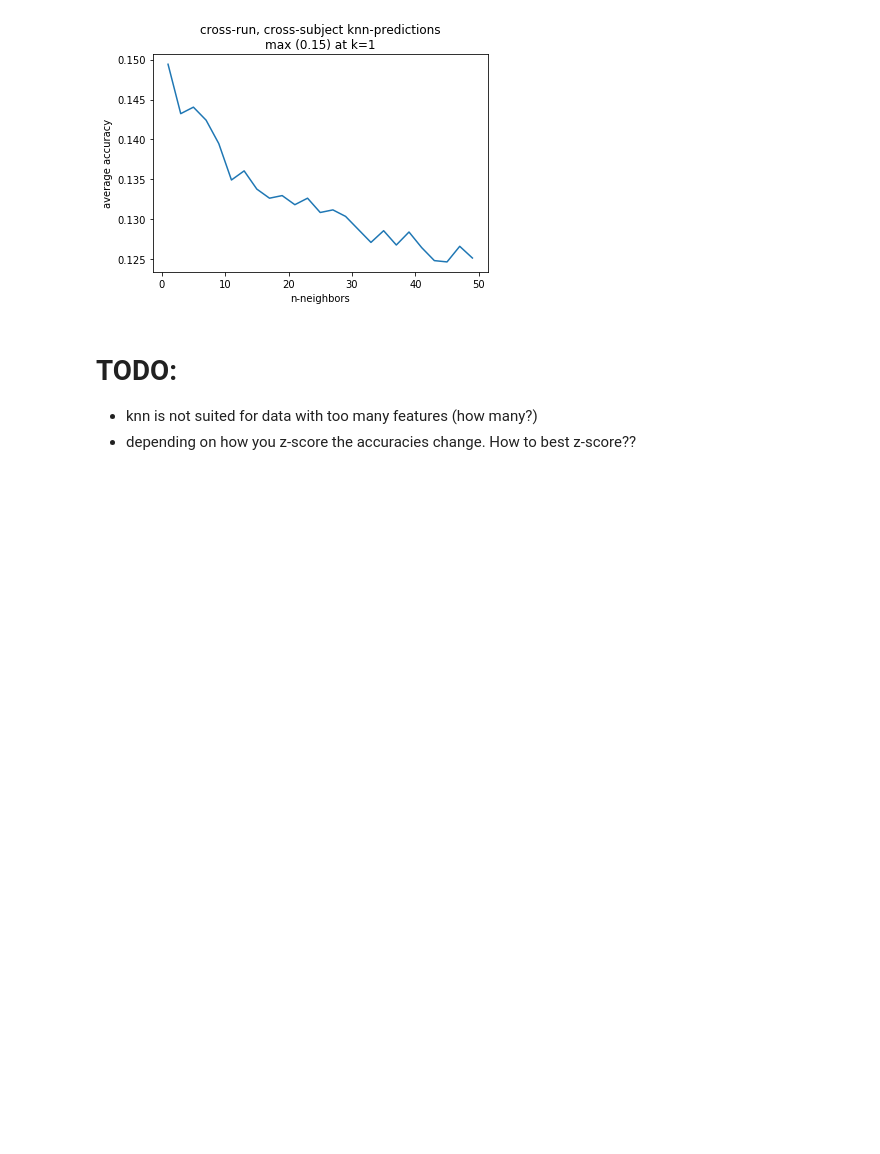
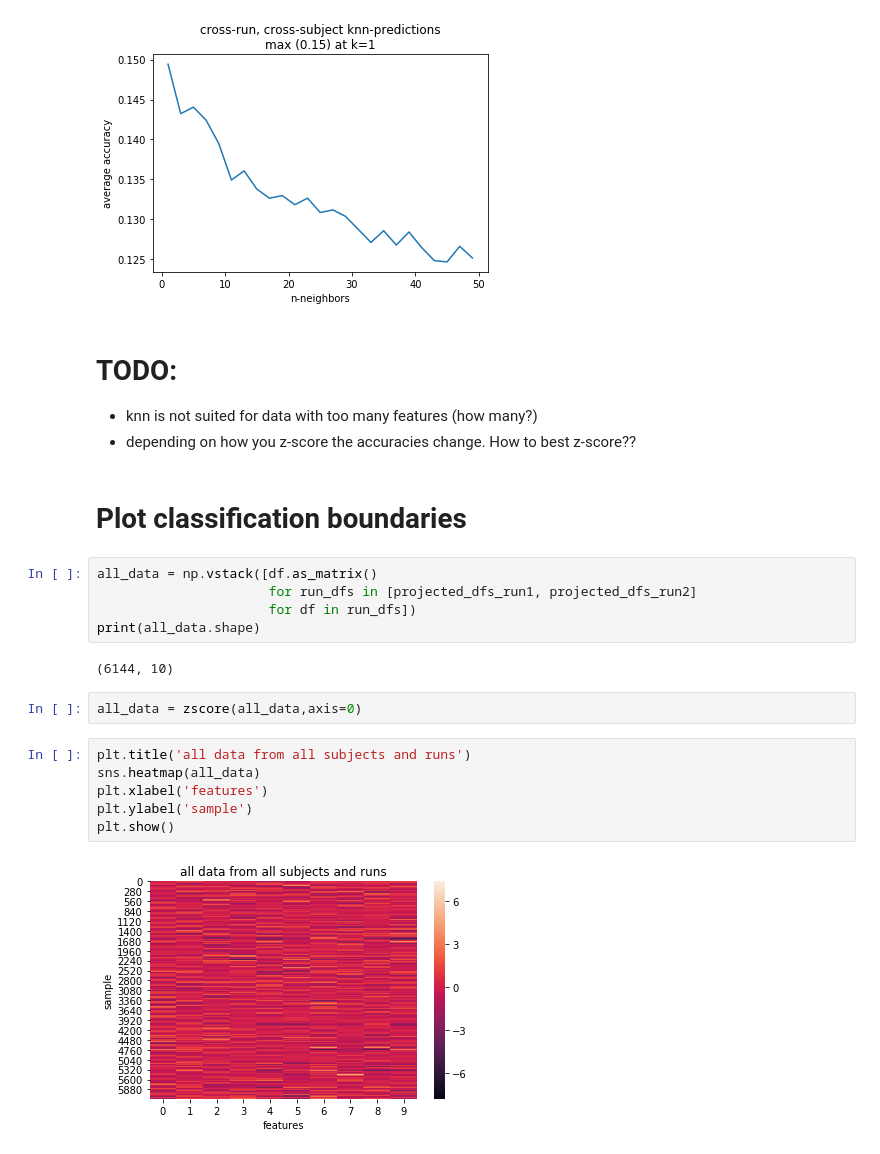
Before and after one commit to oliver-contier/somato_align, a Jupyter notebook: srm/knn_classification.ipynb, the cells around one changed output. Cells and saved outputs as stored; diff of their text form; blank space fills up the shorter version.

```diff
--- a/srm/knn_classification.ipynb
+++ b/srm/knn_classification.ipynb
@@ -236,3 +236,22 @@ sns.lineplot(x=kn_range, y=av_results)
 
 - knn is not suited for data with too many features (how many?)
 - depending on how you z-score the accuracies change. How to best z-score??
+# %% [markdown]
+# Plot classification boundaries
+# %%
+all_data = np.vstack([df.as_matrix()
+                      for run_dfs in [projected_dfs_run1, projected_dfs_run2]
+                      for df in run_dfs])
+print(all_data.shape)
+# %% [output]
+(6144, 10)
+# %%
+all_data = zscore(all_data,axis=0)
+# %%
+plt.title('all data from all subjects and runs')
+sns.heatmap(all_data)
+plt.xlabel('features')
+plt.ylabel('sample')
+plt.show()
+# %% [output]
+[figure, added]
```
Also changed, not shown: parts of 8 cells of this notebook, 4 other files.
